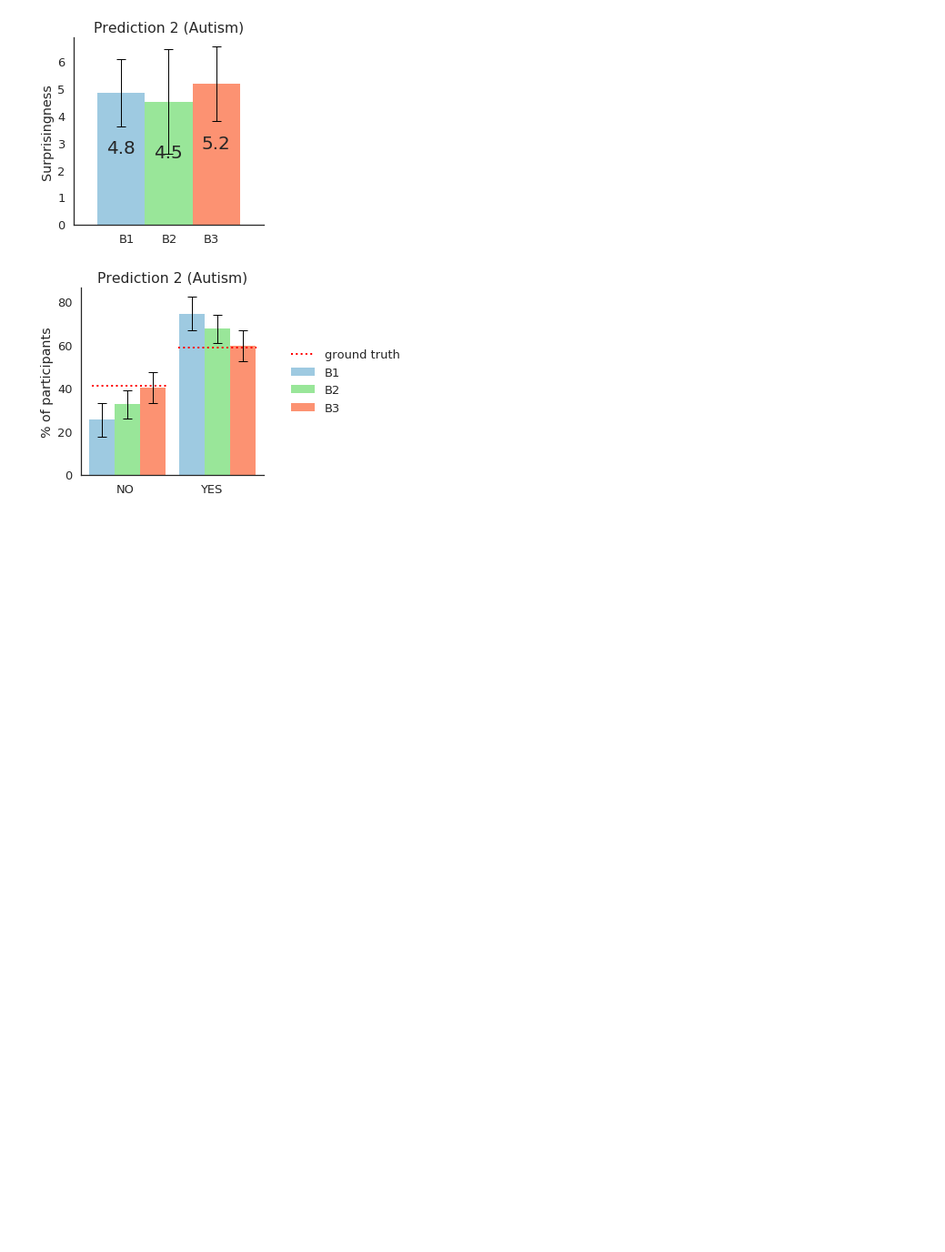
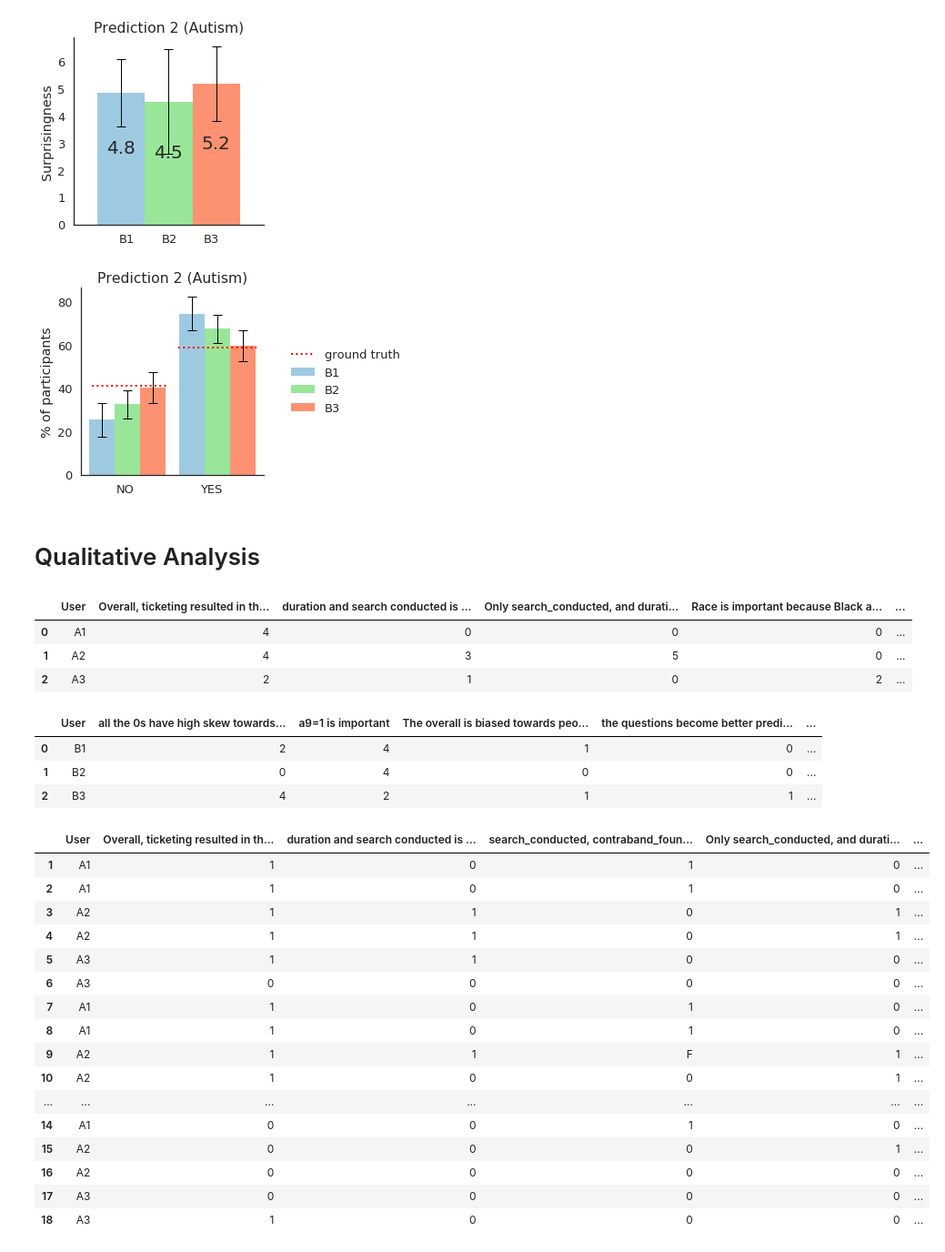
Before and after one commit to dorisjlee/viz-summarization, a Jupyter notebook: ipynb/User Study Results and Paper Statistics.ipynb, the cells around one changed output. Shown at 91% size. Drawn from its saved outputs; the diff is of its cells as text; code cells hidden in the pictures; blank space fills up the shorter version.

```diff
--- a/ipynb/User Study Results and Paper Statistics.ipynb
+++ b/ipynb/User Study Results and Paper Statistics.ipynb
@@ -444,3 +444,50 @@ plot_prediction_results(result,std_result,title=title,ytitle="% of participants"
 # %% [output]
 [figure]
 [figure]
+# %% [markdown]
+# Qualitative Analysis
+# %%
+police_code = pd.read_csv(gdrive_path+"Findings(Police).csv").replace("T",1).replace("F",0)
+autism_code = pd.read_csv(gdrive_path+"Findings(Autism).csv").replace("T",1).replace("F",0)
+police_code.columns=["User"]+list(user_task["Task1"])
+autism_code.columns=["User"]+list(user_task["Task2"])
+police_code=police_code.T.reset_index()
+autism_code=autism_code.T.reset_index()
+police_code.columns=police_code.loc[0]
+police_code = police_code.drop(0)
+autism_code.columns=autism_code.loc[0]
+autism_code = autism_code.drop(0)
+# %%
+police_code.groupby("User",as_index=False).sum()
+# %% [output]
+|  | User | Overall, ticketing resulted in th... | duration and search conducted is ... | Only search_conducted, and durati... | Race is important because Black a... | ... |
+| 0 | A1 | 4 | 0 | 0 | 0 | ... |
+| 1 | A2 | 4 | 3 | 5 | 0 | ... |
+| 2 | A3 | 2 | 1 | 0 | 2 | ... |
+# %%
+autism_code.groupby("User",as_index=False).sum()
+# %% [output]
+|  | User | all the 0s have high skew towards... | a9=1 is important | The overall is biased towards peo... | the questions become better predi... | ... |
+| 0 | B1 | 2 | 4 | 1 | 0 | ... |
+| 1 | B2 | 0 | 4 | 0 | 0 | ... |
+| 2 | B3 | 4 | 2 | 1 | 1 | ... |
+# %%
+police_code
+# %% [output]
+|  | User | Overall, ticketing resulted in th... | duration and search conducted is ... | search_conducted, contraband_foun... | Only search_conducted, and durati... | ... |
+| 1 | A1 | 1 | 0 | 1 | 0 | ... |
+| 2 | A1 | 1 | 0 | 1 | 0 | ... |
+| 3 | A2 | 1 | 1 | 0 | 1 | ... |
+| 4 | A2 | 1 | 1 | 0 | 1 | ... |
+| 5 | A3 | 1 | 1 | 0 | 0 | ... |
+| 6 | A3 | 0 | 0 | 0 | 0 | ... |
+| 7 | A1 | 1 | 0 | 1 | 0 | ... |
+| 8 | A1 | 1 | 0 | 1 | 0 | ... |
+| 9 | A2 | 1 | 1 | F | 1 | ... |
+| 10 | A2 | 1 | 0 | 0 | 1 | ... |
+| ... | ... | ... | ... | ... | ... | ... |
+| 14 | A1 | 0 | 0 | 1 | 0 | ... |
+| 15 | A2 | 0 | 0 | 0 | 1 | ... |
+| 16 | A2 | 0 | 0 | 0 | 0 | ... |
+| 17 | A3 | 0 | 0 | 0 | 0 | ... |
+| 18 | A3 | 1 | 0 | 0 | 0 | ... |
```
Also changed, not shown: parts of 1 cell of this notebook, 3 other files.
